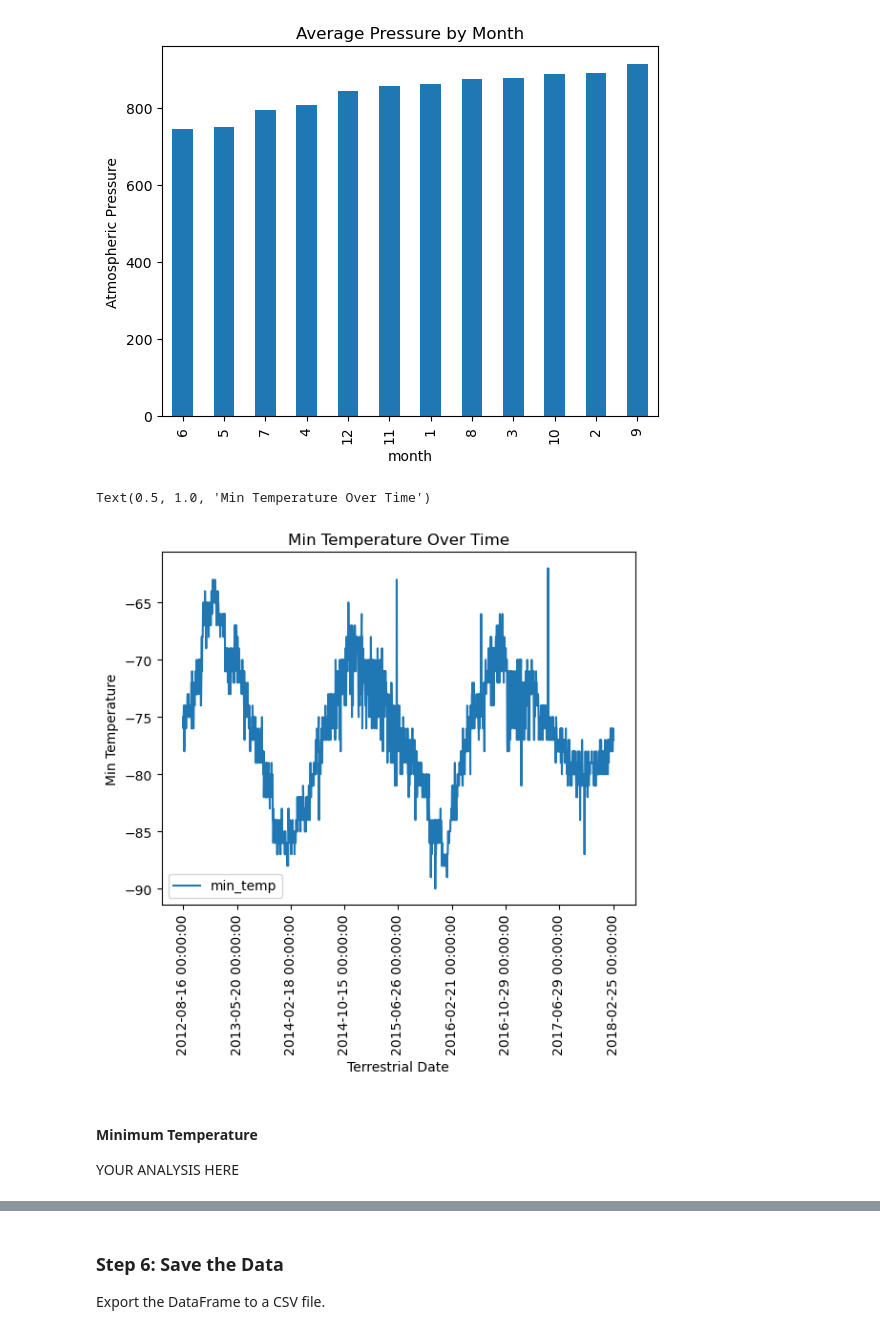
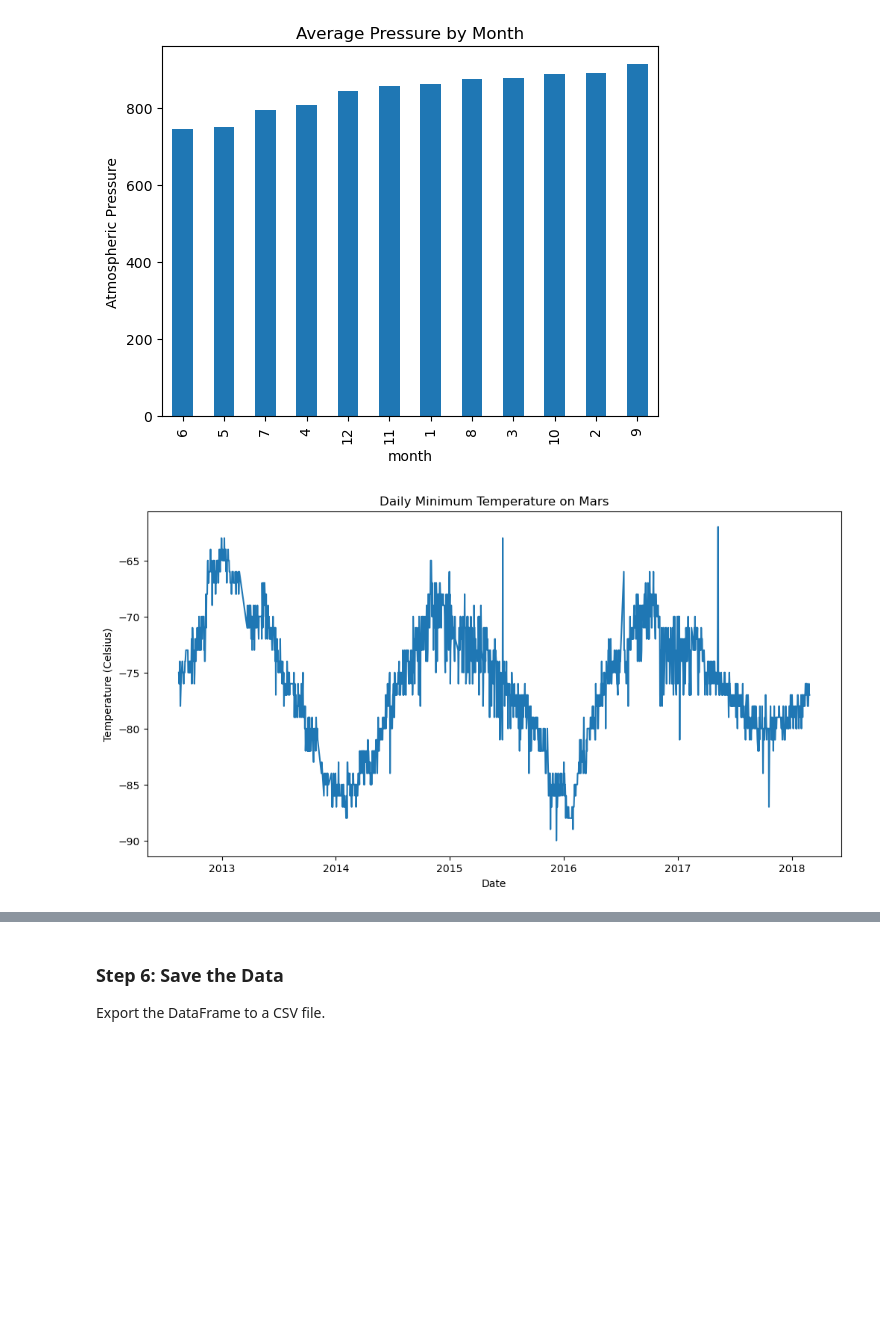
Before and after one commit to ZhengshengWang/Module-11-Challenge, a Jupyter notebook: part_2_mars_weather.ipynb, the cells around one changed output, grey strips where cells are left out. Cells and saved outputs as stored; diff of their text form; code cells hidden in the pictures; blank space fills up the shorter version.

```diff
--- a/part_2_mars_weather.ipynb
+++ b/part_2_mars_weather.ipynb
@@ -238,18 +238,11 @@ plt.show()
 # %%
 # 5. How many terrestrial (Earth) days are there in a Martian year?
 # Visually estimate the result by plotting the daily minimum temperature of each observation in the data set.
-idVTempDf = df[['terrestrial_date','min_temp']]
-idVTempDf.plot(kind='line',y='min_temp')
-x_index = range(0,len(idVTempDf['terrestrial_date']),len(idVTempDf['terrestrial_date'])//8)
-x_labels = [idVTempDf['terrestrial_date'][i] for i in x_index]
-plt.xticks(x_index,x_labels,rotation=90)
-plt.xlabel('Terrestrial Date')
-plt.ylabel('Min Temperature')
-plt.title('Min Temperature Over Time')
+plt.figure(figsize=(12, 6))
+plt.plot(df['terrestrial_date'], df['min_temp'])
+plt.title('Daily Minimum Temperature on Mars')
+plt.xlabel('Date')
+plt.ylabel('Temperature (Celsius)')
+plt.show()
 # %% [output]
-Text(0.5, 1.0, 'Min Temperature Over Time')
-[figure, old version]
+[figure, new version]
-# %% [markdown]
-#### Minimum Temperature
-
-YOUR ANALYSIS HERE
```
Also changed, not shown: parts of 5 cells of this notebook.
